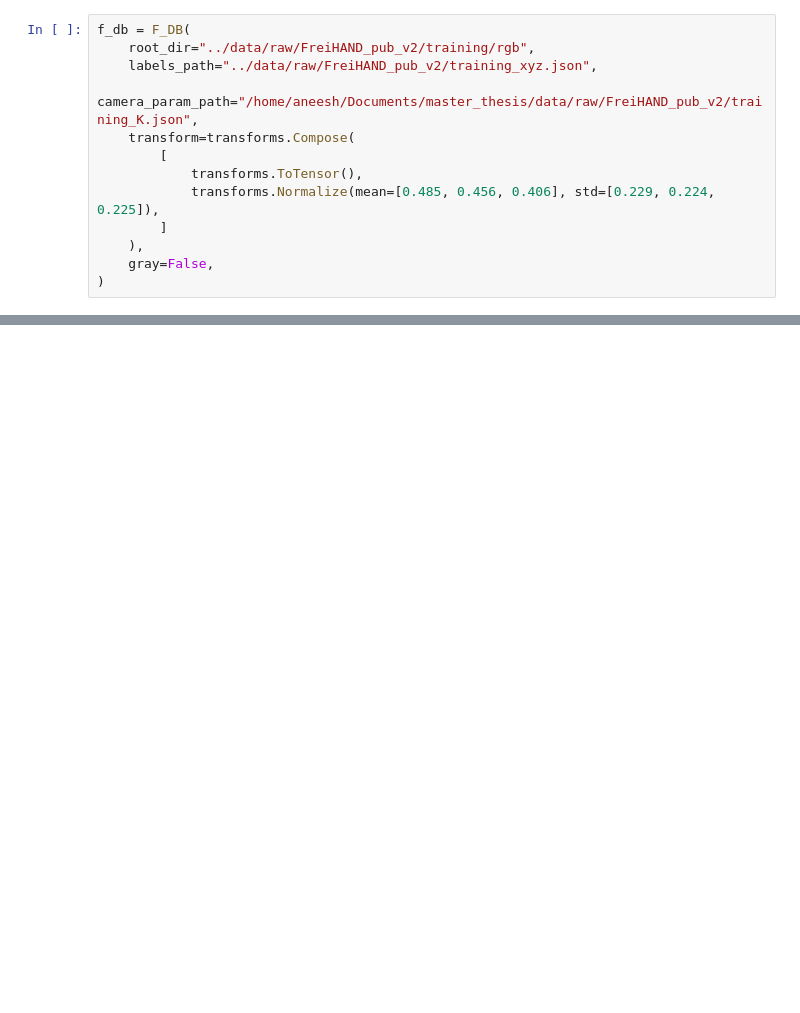
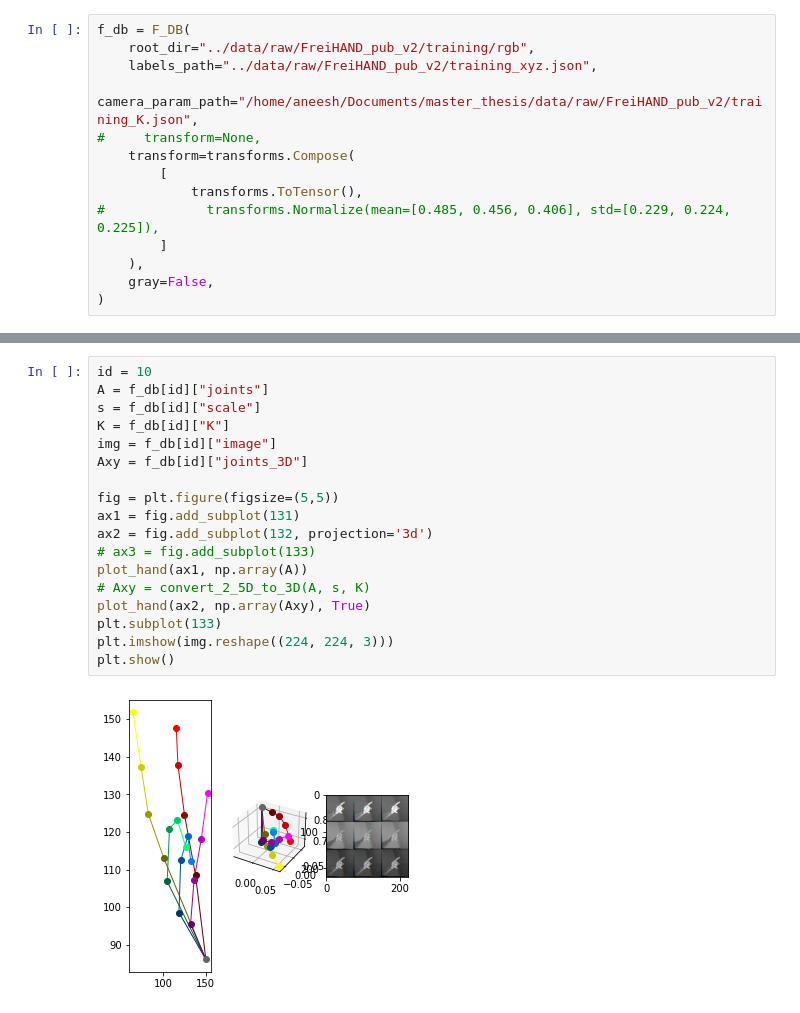
Before and after one commit to jakubjezek001/Handposeestimation, a Jupyter notebook: notebooks/01-baseline.ipynb, the cells around one changed output, grey strips where cells are left out. Saved outputs shown, nothing was run; the diff lists cells and outputs as text; blank space fills up the shorter version.

```diff
--- a/notebooks/01-baseline.ipynb
+++ b/notebooks/01-baseline.ipynb
@@ -24,10 +32,11 @@ f_db = F_DB(
     root_dir="../data/raw/FreiHAND_pub_v2/training/rgb",
     labels_path="../data/raw/FreiHAND_pub_v2/training_xyz.json",
     camera_param_path="/home/aneesh/Documents/master_thesis/data/raw/FreiHAND_pub_v2/training_K.json",
+#     transform=None,
     transform=transforms.Compose(
         [
             transforms.ToTensor(),
-            transforms.Normalize(mean=[0.485, 0.456, 0.406], std=[0.229, 0.224, 0.225]),
+#             transforms.Normalize(mean=[0.485, 0.456, 0.406], std=[0.229, 0.224, 0.225]),
         ]
     ),
     gray=False,
@@ -49,0 +52,20 @@ trainer.fit(model, dta)
+# %%
+id = 10
+A = f_db[id]["joints"]
+s = f_db[id]["scale"]
+K = f_db[id]["K"]
+img = f_db[id]["image"]
+Axy = f_db[id]["joints_3D"]
+
+fig = plt.figure(figsize=(5,5))
+ax1 = fig.add_subplot(131)
+ax2 = fig.add_subplot(132, projection='3d')
+# ax3 = fig.add_subplot(133)
+plot_hand(ax1, np.array(A))
+# Axy = convert_2_5D_to_3D(A, s, K)
+plot_hand(ax2, np.array(Axy), True)
+plt.subplot(133)
+plt.imshow(img.reshape((224, 224, 3)))
+plt.show()
+# %% [output]
+[figure, added]
```
Also changed, not shown: parts of 9 cells of this notebook.
